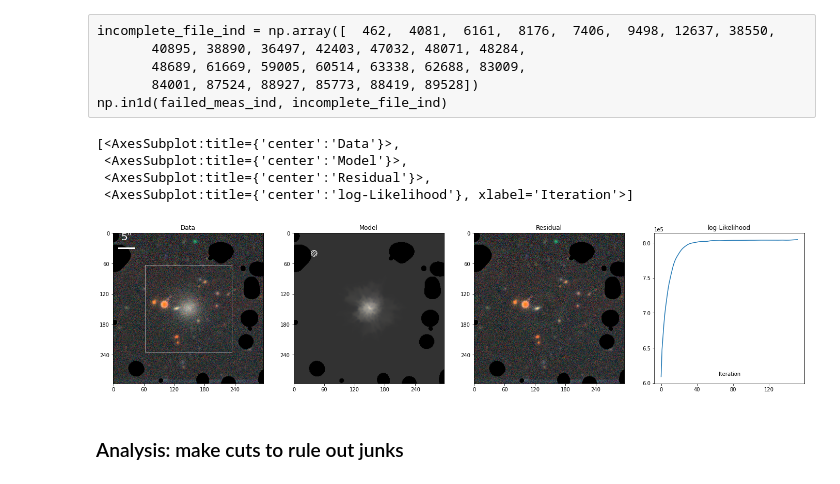
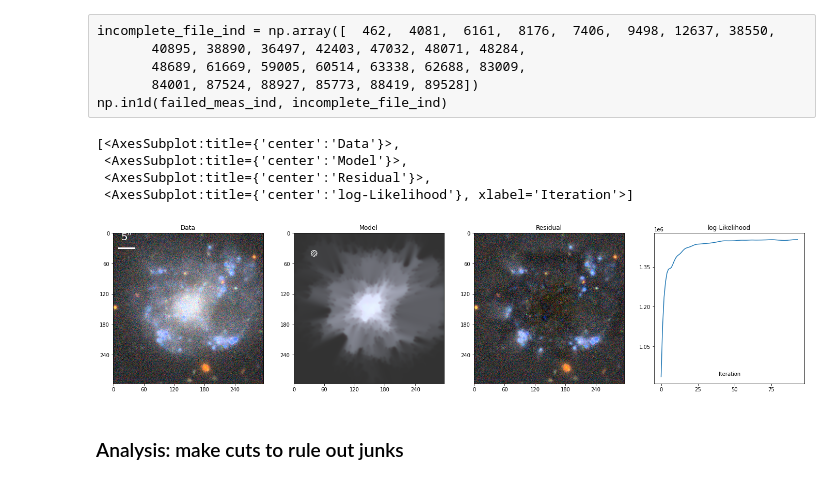
Before and after one commit to AstroJacobLi/kuaizi, a Jupyter notebook: diezi/scarlet_modeling/nsa_z001_002/NSA-structure-vanilla-cuts.ipynb, the cells around one changed output. Saved outputs shown, nothing was run; the diff lists cells and outputs as text; code cells hidden in the pictures.

```diff
--- a/diezi/scarlet_modeling/nsa_z001_002/NSA-structure-vanilla-cuts.ipynb
+++ b/diezi/scarlet_modeling/nsa_z001_002/NSA-structure-vanilla-cuts.ipynb
@@ -103,30 +115,30 @@ np.in1d(failed_meas_ind, incomplete_file_ind)
 # %%
 from kuaizi.measure import makeMeasurement
 # %%
-ind = 35129
+ind = 27795
+# method = 'spergel'
 method = 'vanilla'
-# method = 'vanilla'
-with open(f'/scratch/gpfs/jiaxuanl/Data/HSC/LSBG/Model/nsa_z002_004/vanilla/nsa-{ind}-trained-model-{method}.df', "rb") as fp:
+with open(f'/scratch/gpfs/jiaxuanl/Data/HSC/LSBG/Model/nsa_z001_002/{method}/nsa-{ind}-trained-model-{method}.df', "rb") as fp:
     blend, info, mask = dill.load(fp)
     fp.close()
 
 kz.display.display_scarlet_model(
     blend,
     show_ind=[0],
     zoomin_size=50,
     minimum=-0.2,
     stretch=1,
     add_boxes=True,
     channels='griz',
     show_mask=True,
     show_mark=False,
     show_loss=True)
 # %% [output]
 [<AxesSubplot:title={'center':'Data'}>,
  <AxesSubplot:title={'center':'Model'}>,
  <AxesSubplot:title={'center':'Residual'}>,
  <AxesSubplot:title={'center':'log-Likelihood'}, xlabel='Iteration'>]
-[figure, old version]
+[figure, new version]
 # %% [markdown]
 ### Analysis: make cuts to rule out junks
 # %%
```
Also changed, not shown: parts of 12 cells of this notebook, 5 other files.
